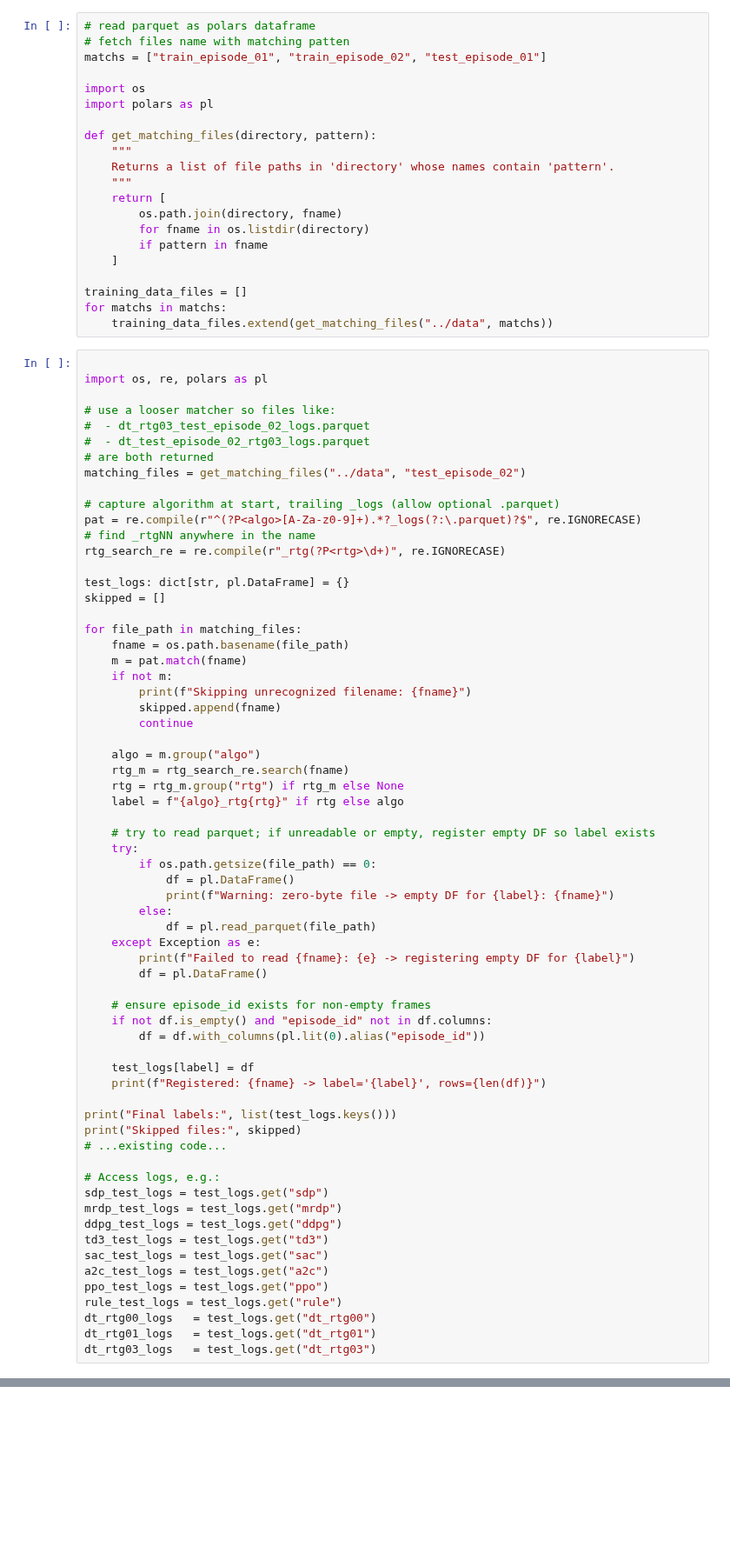
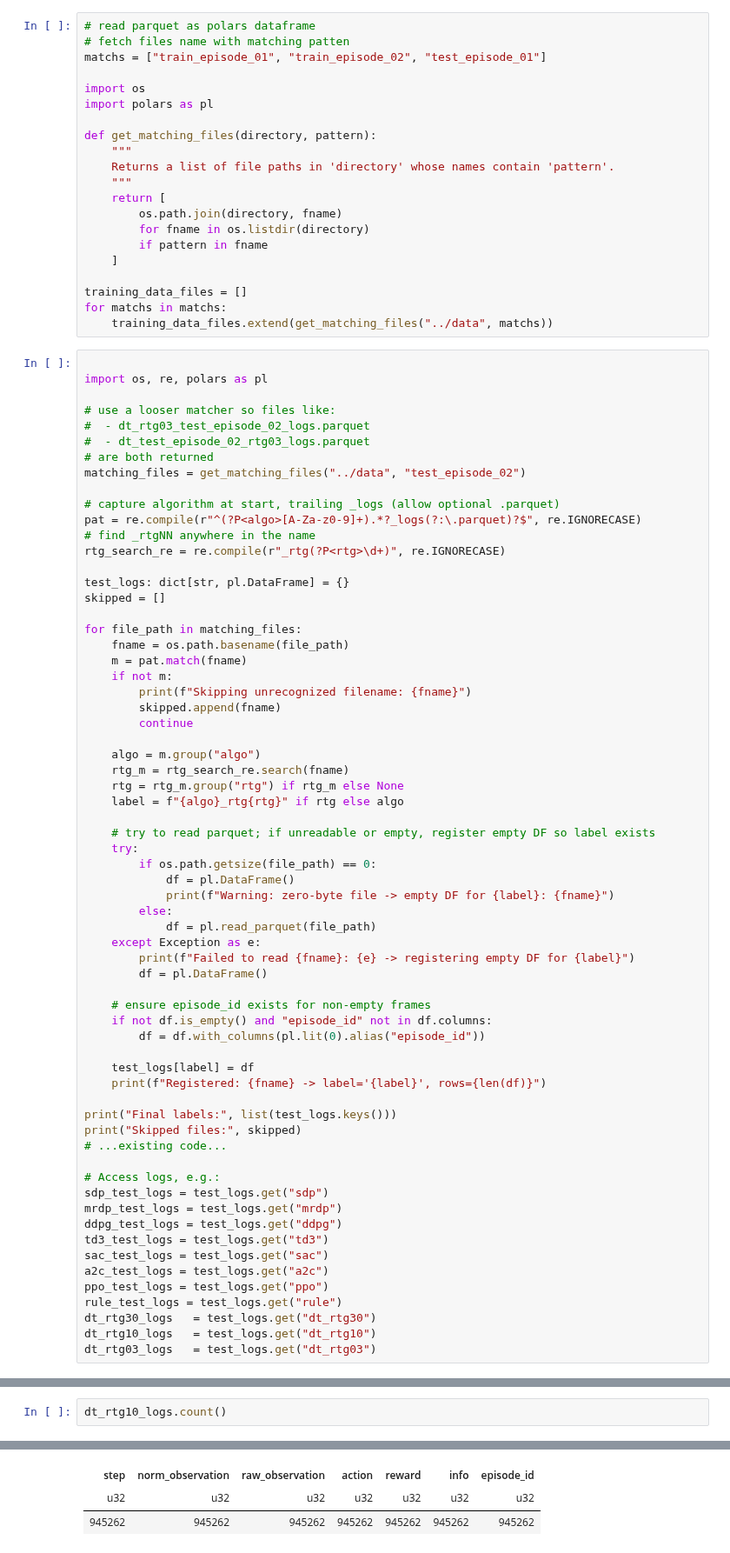
Before and after one commit to mrvictoru/energydecision, a Jupyter notebook: testrun.ipynb, the cells around one changed output, grey strips where cells are left out. Shown at 87% size. Saved outputs shown, nothing was run; the diff lists cells and outputs as text; blank space fills up the shorter version.

```diff
--- a/testrun.ipynb
+++ b/testrun.ipynb
@@ -561,6 +605,6 @@ sac_test_logs = test_logs.get("sac")
 a2c_test_logs = test_logs.get("a2c")
 ppo_test_logs = test_logs.get("ppo")
 rule_test_logs = test_logs.get("rule")
-dt_rtg00_logs   = test_logs.get("dt_rtg00")
-dt_rtg01_logs   = test_logs.get("dt_rtg01")
+dt_rtg30_logs   = test_logs.get("dt_rtg30")
+dt_rtg10_logs   = test_logs.get("dt_rtg10")
 dt_rtg03_logs   = test_logs.get("dt_rtg03")
@@ -568,0 +625,3 @@ dt_rtg00_logs
+# %%
+dt_rtg10_logs.count()
+# %% [output]
@@ -568,0 +629,3 @@ dt_rtg00_logs
+| step | norm_observation | raw_observation | action | reward | info | episode_id |
+| u32 | u32 | u32 | u32 | u32 | u32 | u32 |
+| 945262 | 945262 | 945262 | 945262 | 945262 | 945262 | 945262 |
```
Also changed, not shown: parts of 12 cells of this notebook.
